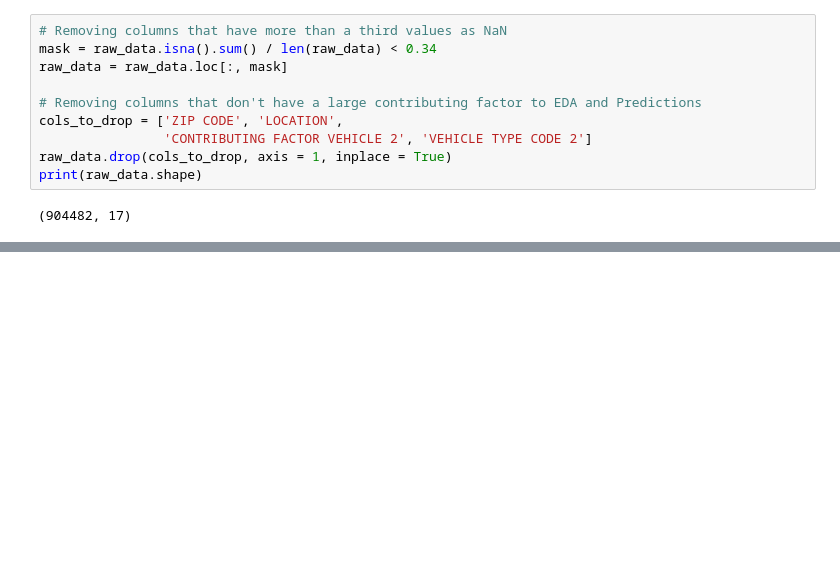
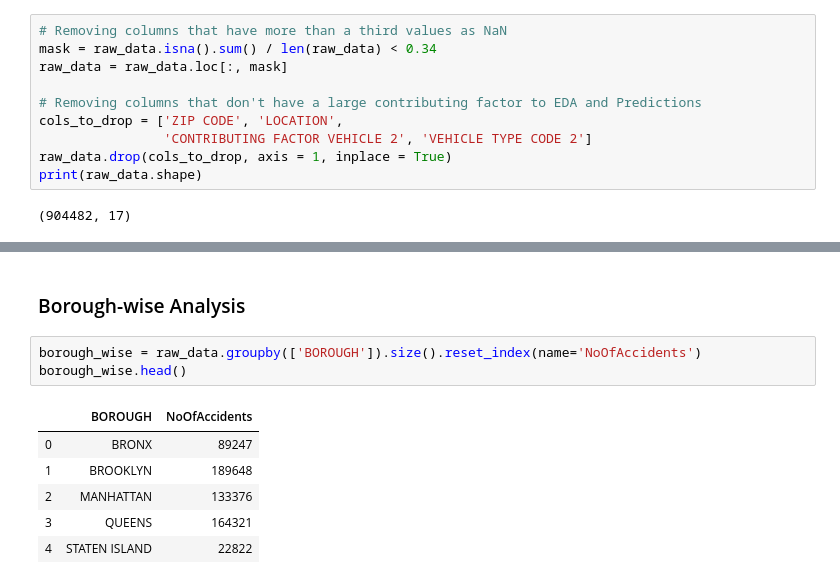
Before and after one commit to skhiearth/NYC-Motor-Vehicle-Collisions, a Jupyter notebook: NYC-Motor-Vehicle-Collisions.ipynb, the cells around one changed output, grey strips where cells are left out. Cells and saved outputs as stored; diff of their text form; blank space fills up the shorter version.

```diff
--- a/NYC-Motor-Vehicle-Collisions.ipynb
+++ b/NYC-Motor-Vehicle-Collisions.ipynb
@@ -58,0 +71,12 @@ Int64Index([904477], dtype='int64')
+# %% [markdown]
+### Borough-wise Analysis
+# %%
+borough_wise = raw_data.groupby(['BOROUGH']).size().reset_index(name='NoOfAccidents')
+borough_wise.head()
+# %% [output]
+|  | BOROUGH | NoOfAccidents |
+| 0 | BRONX | 89247 |
+| 1 | BROOKLYN | 189648 |
+| 2 | MANHATTAN | 133376 |
+| 3 | QUEENS | 164321 |
+| 4 | STATEN ISLAND | 22822 |
```
Also changed, not shown: parts of 9 cells of this notebook.
